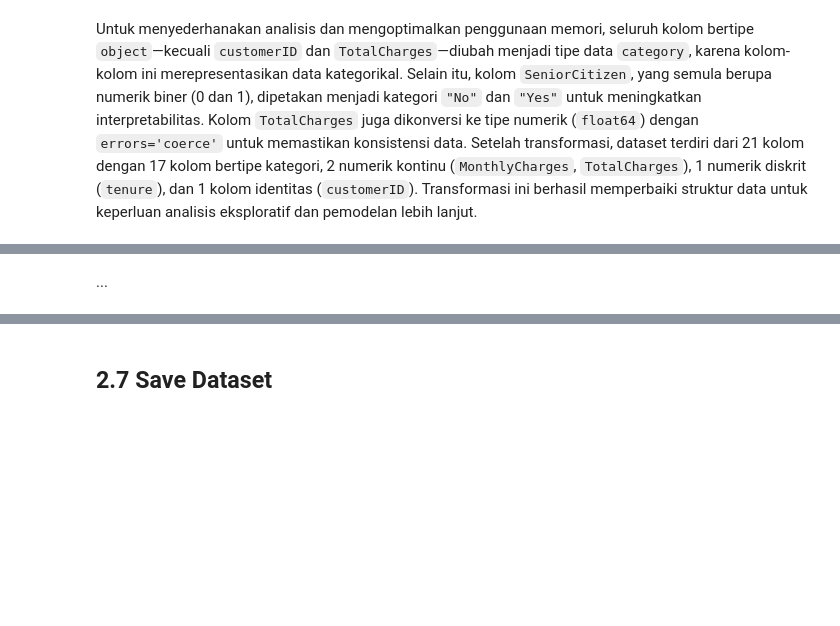
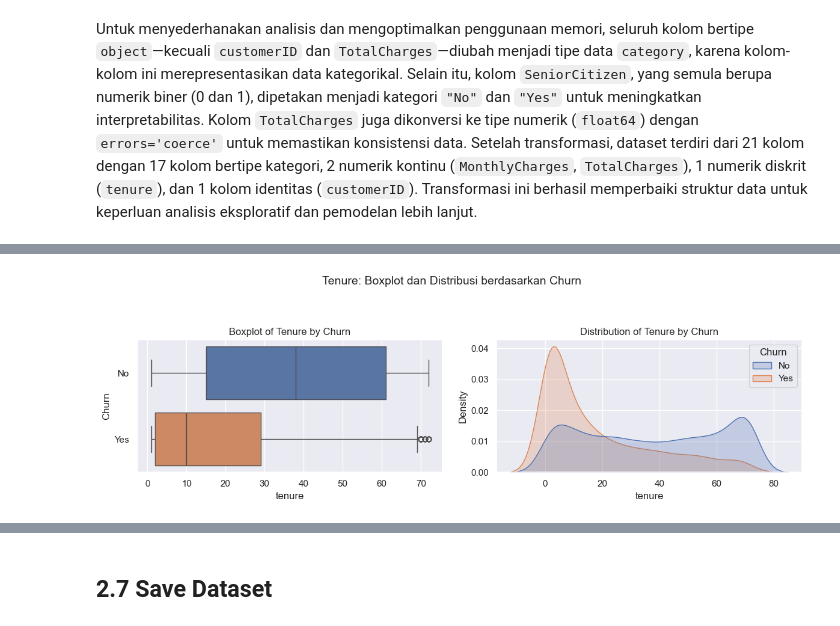
Before and after one commit to hansdarmawann/telco-churn-v2, a Jupyter notebook: notebooks/1.1-sec2.ipynb, the cells around one changed output, grey strips where cells are left out. Cells and saved outputs as stored; diff of their text form; code cells hidden in the pictures; blank space fills up the shorter version.

```diff
--- a/notebooks/1.1-sec2.ipynb
+++ b/notebooks/1.1-sec2.ipynb
@@ -537,2 +347,19 @@ plt.show()
-# %% [markdown]
-...
+# %%
+fig, axes = plt.subplots(nrows=1, ncols=2, figsize=(12, 4))
+fig.suptitle('Tenure: Boxplot dan Distribusi berdasarkan Churn', fontsize=14)
+
+# Palet warna manual sesuai legend KDE
+custom_palette = {'No': '#4C72B0', 'Yes': '#DD8452'}
+
+# Boxplot horizontal dengan hue churn dan warna konsisten
+sns.boxplot(data=df, x='tenure', y='Churn', orient='h', ax=axes[0], palette=custom_palette)
+axes[0].set_title('Boxplot of Tenure by Churn')
+
+# KDE plot dengan hue churn
+sns.kdeplot(data=df, x='tenure', hue='Churn', fill=True, common_norm=False, ax=axes[1], palette=custom_palette)
+axes[1].set_title('Distribution of Tenure by Churn')
+
+plt.tight_layout(rect=[0, 0, 1, 0.9])
+plt.show()
+# %% [output]
+[figure, added]
```
Also changed, not shown: parts of 55 cells of this notebook.
